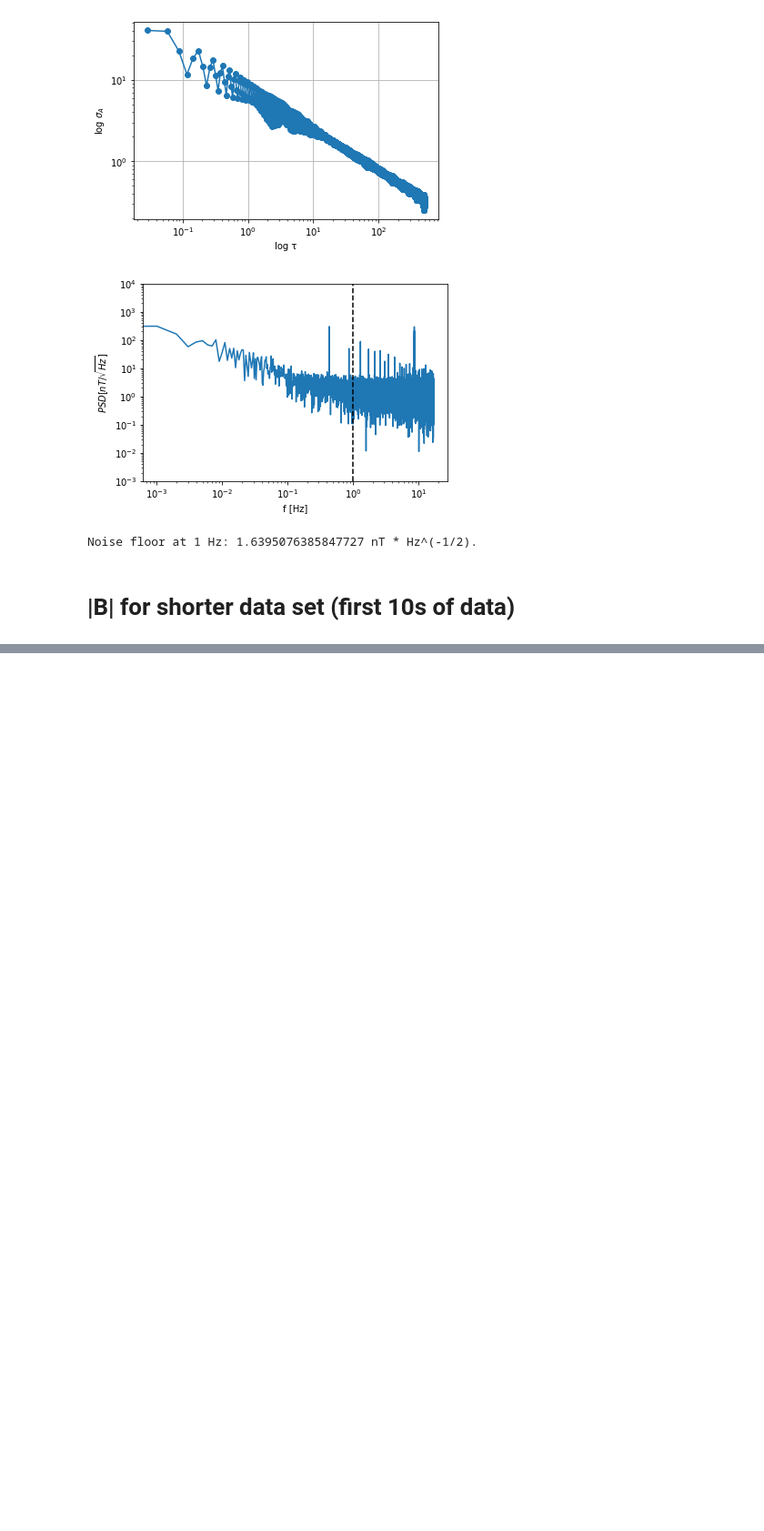
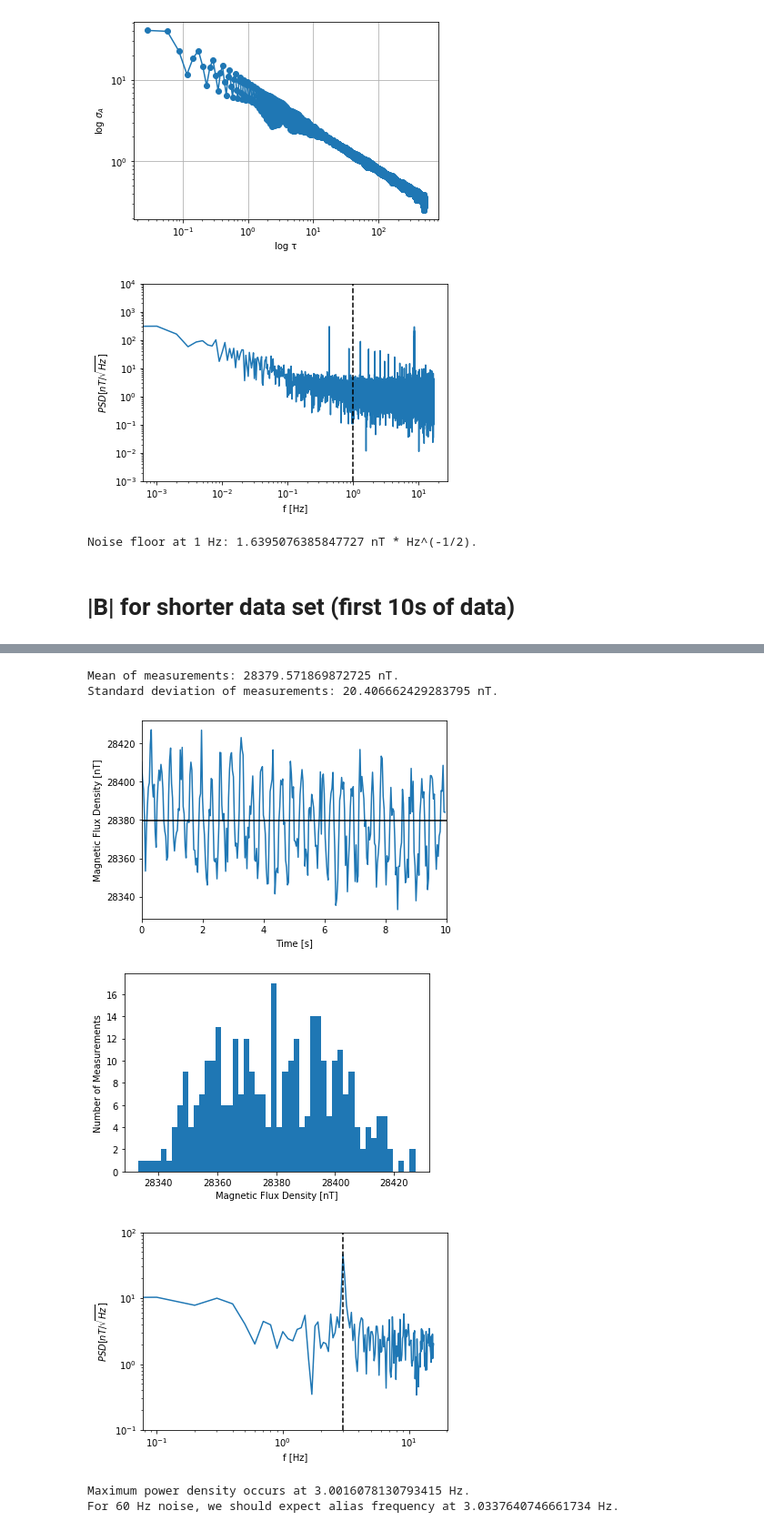
Before and after one commit to OregonIons/RM3100-Magnetic-Sensor, a Jupyter notebook: rm3100_adev.ipynb, the cells around one changed output, grey strips where cells are left out. Shown: that part at 91% size. Cells and saved outputs as stored; diff of their text form; code cells hidden in the pictures; blank space fills up the shorter version.

```diff
--- a/rm3100_adev.ipynb
+++ b/rm3100_adev.ipynb
@@ -279,0 +336,40 @@ plt.show()
+# %%
+print('Mean of measurements: ' + str(mean_short) + ' nT.')
+print('Standard deviation of measurements: ' + str(std_short) + ' nT.')
+
+# |B| vs time
+plt.figure(18)
+plt.plot(time_short, magn_short, zorder=1)
+plt.hlines(mean_short, 0, 10, zorder=2)
+plt.xlim(0, 10)
+plt.xlabel('Time [s]')
+plt.ylabel('Magnetic Flux Density [nT]')
+plt.show()
+
+# histogram
+plt.figure(19)
+plt.hist(magn_short, 50)
+plt.xlabel('Magnetic Flux Density [nT]')
+plt.ylabel('Number of Measurements')
+plt.show()
+
+# log-log plot of power spectral desity vs frequency
+plt.figure(20)
+plt.loglog(f_short, np.sqrt(psd_short), zorder=1)
+max_idx = np.argmax(psd_short)
+plt.vlines(f_short[max_idx], 10**-1, 10**2, linestyles='dashed', zorder=2)
+plt.ylim(10**-1,10**2)
+plt.xlabel('f [Hz]')
+plt.ylabel(r'$PSD [nT/\sqrt{Hz}]$')
+plt.show()
+
+print('Maximum power density occurs at ' + str(f_short[max_idx]) + ' Hz.')
+print('For 60 Hz noise, we should expect alias frequency at ' + str(abs(60 - 2/tau_0_short)) + ' Hz.')
+# %% [output]
+Mean of measurements: 28379.571869872725 nT.
+Standard deviation of measurements: 20.406662429283795 nT.
+[figure, added]
+[figure, added]
+[figure, added]
+Maximum power density occurs at 3.0016078130793415 Hz.
+For 60 Hz noise, we should expect alias frequency at 3.0337640746661734 Hz.
```
Also changed, not shown: parts of 4 cells of this notebook, 1 other file.
